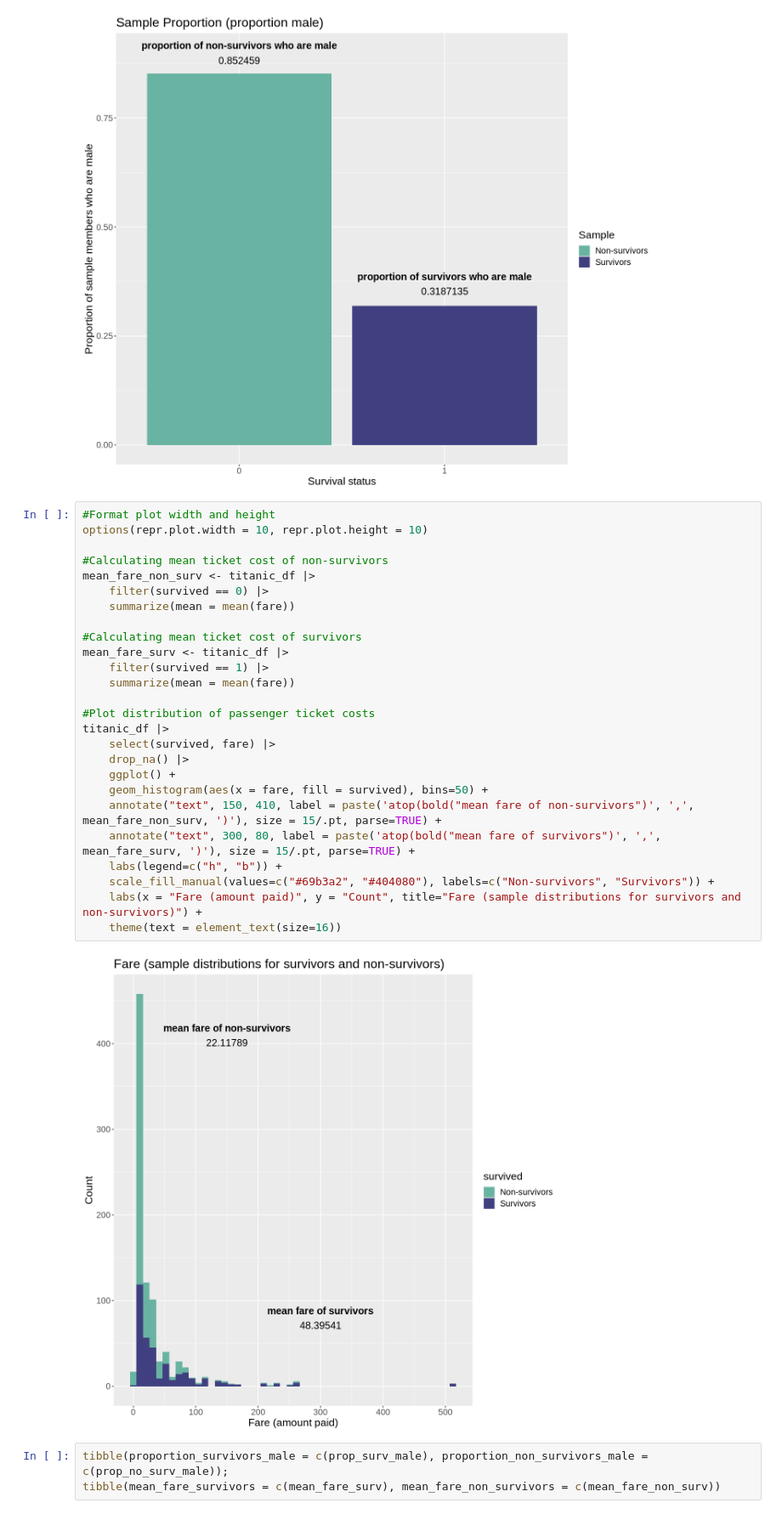
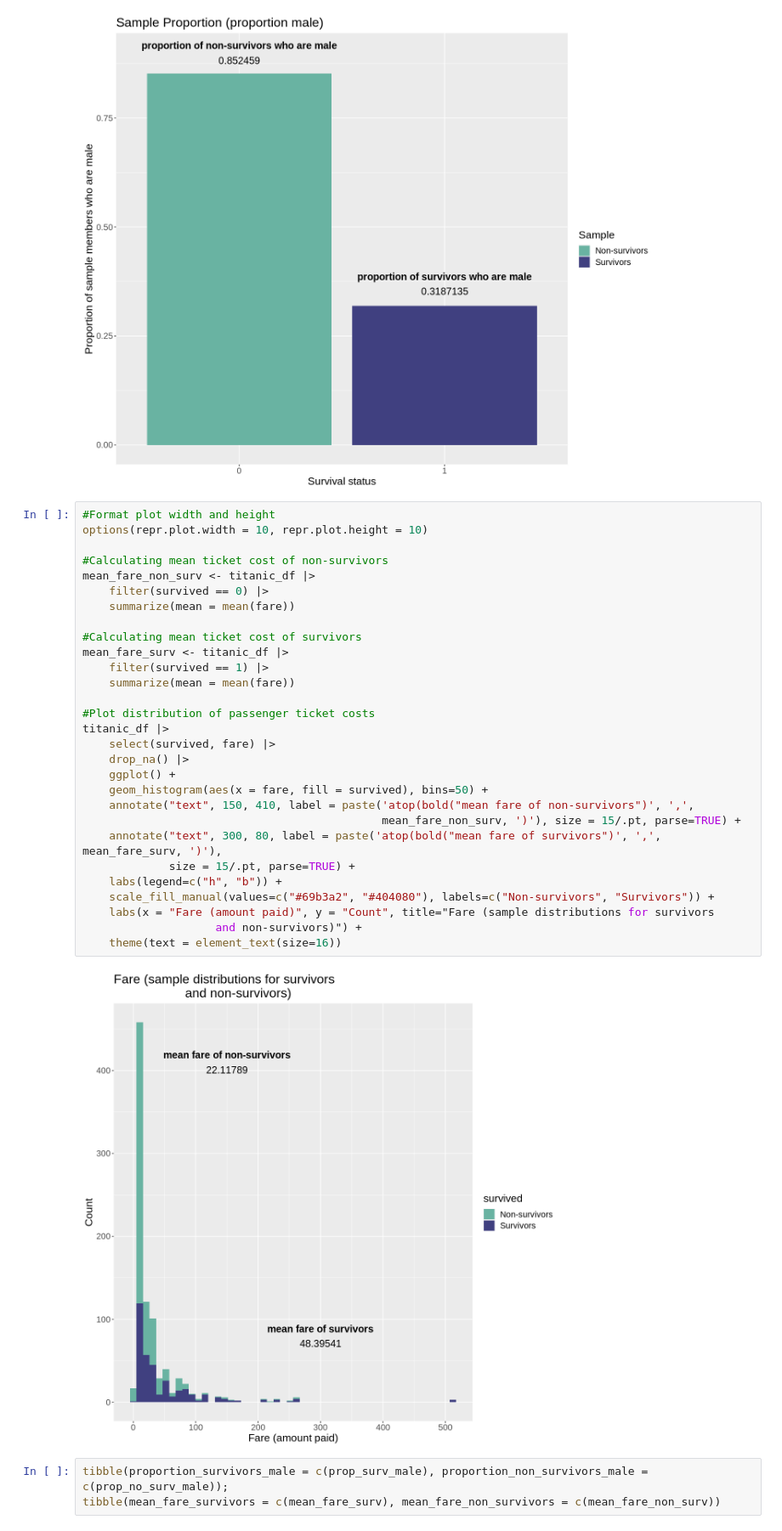
Before and after one commit to pgbenng/stat-201-2022w2-group-30, a Jupyter notebook: final_report.ipynb, the cells around one changed output. Shown at 85% size. Drawn from its saved outputs; the diff is of its cells as text.

```diff
--- a/final_report.ipynb
+++ b/final_report.ipynb
@@ -121,31 +121,34 @@ titanic_df |>
 # %%
 #Format plot width and height
 options(repr.plot.width = 10, repr.plot.height = 10)
 
 #Calculating mean ticket cost of non-survivors
 mean_fare_non_surv <- titanic_df |>
     filter(survived == 0) |>
     summarize(mean = mean(fare))
 
 #Calculating mean ticket cost of survivors
 mean_fare_surv <- titanic_df |>
     filter(survived == 1) |>
     summarize(mean = mean(fare))
 
 #Plot distribution of passenger ticket costs
 titanic_df |>
     select(survived, fare) |>
     drop_na() |>
     ggplot() +
     geom_histogram(aes(x = fare, fill = survived), bins=50) +
-    annotate("text", 150, 410, label = paste('atop(bold("mean fare of non-survivors")', ',', mean_fare_non_surv, ')'), size = 15/.pt, parse=TRUE) +
-    annotate("text", 300, 80, label = paste('atop(bold("mean fare of survivors")', ',', mean_fare_surv, ')'), size = 15/.pt, parse=TRUE) +
+    annotate("text", 150, 410, label = paste('atop(bold("mean fare of non-survivors")', ',',
+                                             mean_fare_non_surv, ')'), size = 15/.pt, parse=TRUE) +
+    annotate("text", 300, 80, label = paste('atop(bold("mean fare of survivors")', ',', mean_fare_surv, ')'),
+             size = 15/.pt, parse=TRUE) +
     labs(legend=c("h", "b")) +
     scale_fill_manual(values=c("#69b3a2", "#404080"), labels=c("Non-survivors", "Survivors")) +
-    labs(x = "Fare (amount paid)", y = "Count", title="Fare (sample distributions for survivors and non-survivors)") +
+    labs(x = "Fare (amount paid)", y = "Count", title="Fare (sample distributions for survivors
+                    and non-survivors)") +
     theme(text = element_text(size=16))
 # %% [output]
-[figure, old version]
+[figure, new version]
 # %%
 tibble(proportion_survivors_male = c(prop_surv_male), proportion_non_survivors_male = c(prop_no_surv_male));
 tibble(mean_fare_survivors = c(mean_fare_surv), mean_fare_non_survivors = c(mean_fare_non_surv))
```
Also changed, not shown: parts of 10 cells of this notebook.
